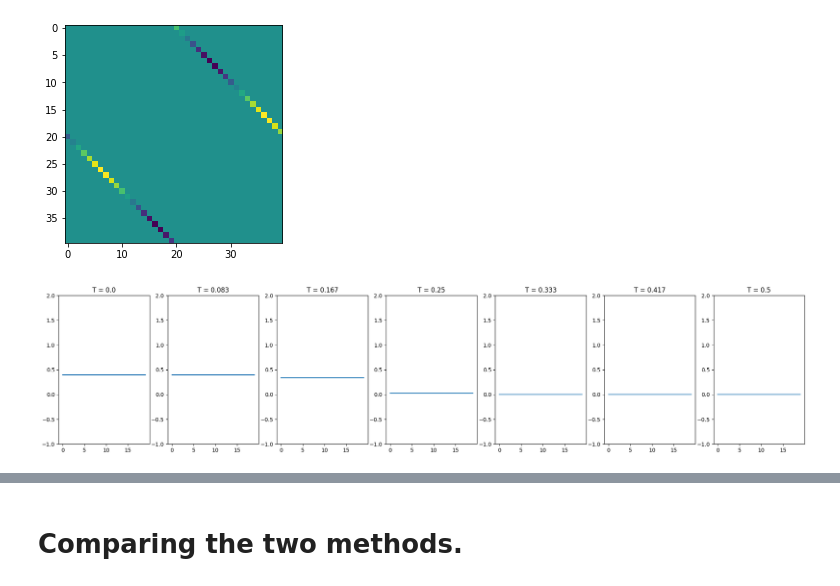
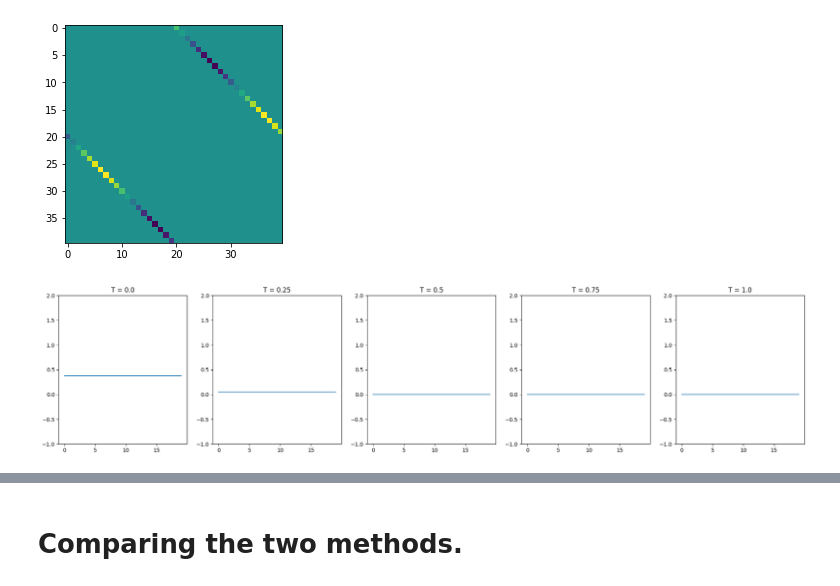
Before and after one commit to axeltib/BdG-numerical, a Jupyter notebook: code/spin_chain.ipynb, the cells around one changed output, grey strips where cells are left out. Drawn from its saved outputs; the diff is of its cells as text; code cells hidden in the pictures.

```diff
--- a/code/spin_chain.ipynb
+++ b/code/spin_chain.ipynb
@@ -50,27 +50,27 @@ plt.imshow(np.imag(solver.H_bdg))
 # %%
 N = 20
 Nc = 2
 t = 1
 mu = 0.5 * t
 
-T_set = np.linspace(0, 0.5, 7)
+T_set = np.linspace(0, 1, 5)
 num_iter = 100
 
 fig, axs = plt.subplots(1,len(T_set), figsize=(25,5))
 last_delta = np.zeros((N,N))
 
 # Creating a BdG instance
 for i, T in enumerate(T_set):
     if not np.any(last_delta):
         solver = MBdG_method(N, Nc, mu, t, T, num_iter)
     else:
         solver = MBdG_method(N, Nc, mu, t, T, num_iter, delta=last_delta)
     last_delta = solver.run_solver()
 
     delta_diag = np.diagonal(solver.delta)
     axs[i].plot(np.real(delta_diag))
 
     axs[i].set_title("T = {0}".format(round(T, 3)))
     axs[i].set_ylim(-1, 2)
 # %% [output]
-[figure, old version]
+[figure, new version]
```
Also changed, not shown: parts of 9 cells of this notebook, 4 other files.
